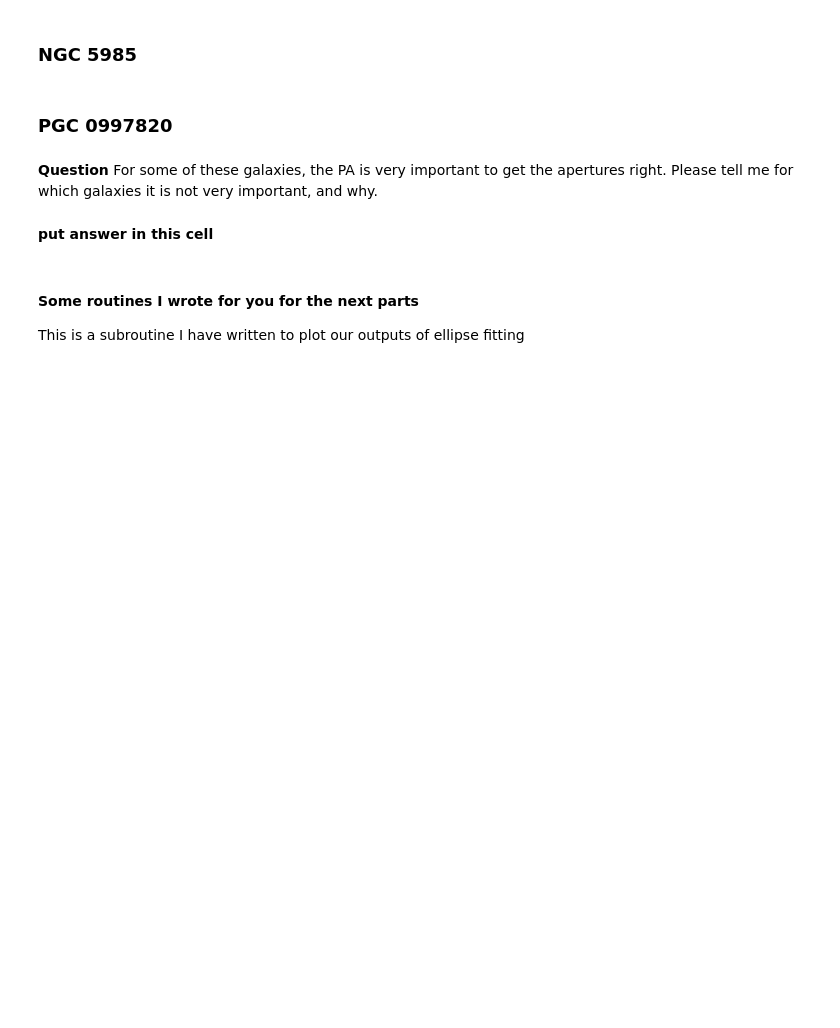
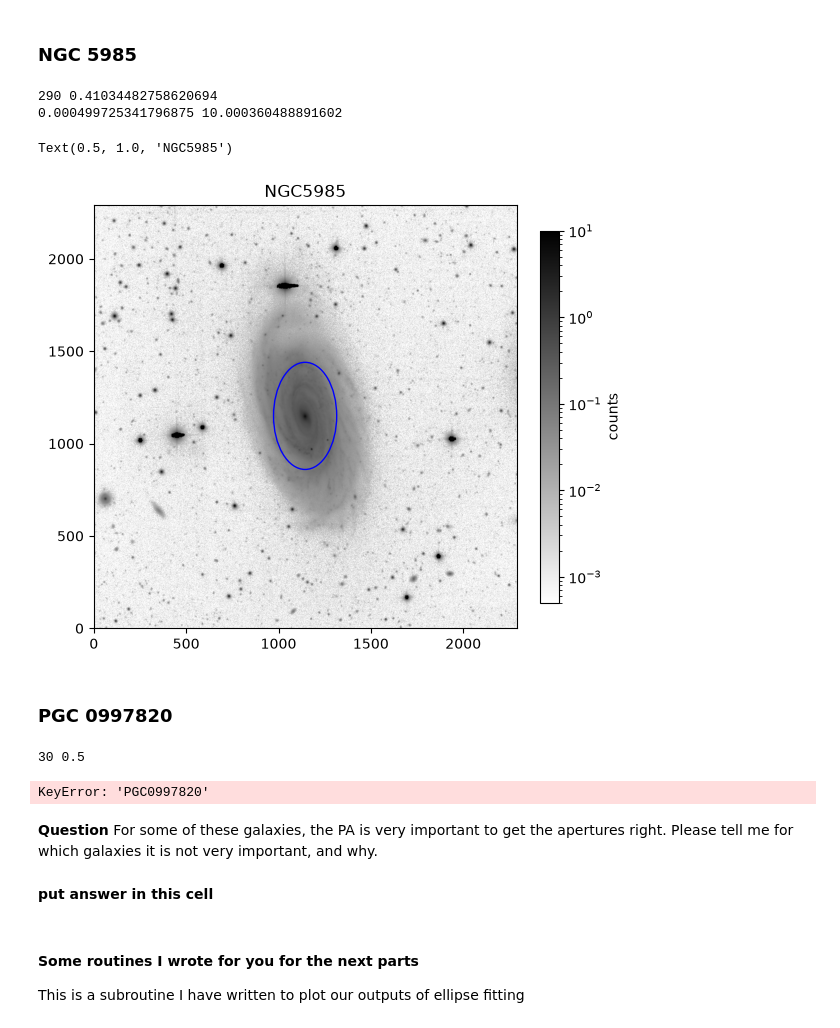
Before and after one commit to j798h711/SurfacePhotometry_student-, a Jupyter notebook: surface_photometry_student.ipynb, the cells around one changed output. Saved outputs shown, nothing was run; the diff lists cells and outputs as text; code cells hidden in the pictures; blank space fills up the shorter version.

```diff
--- a/surface_photometry_student.ipynb
+++ b/surface_photometry_student.ipynb
@@ -529,2 +549,25 @@ plt.title(galname)
+# %%
+#***************************
+#Your code here
+#set up the EllipseGeometry instance with the right initial guess parameters
+galname_C = 'NGC5985'
+geometry[galname_C] = EllipseGeometry(x0 = initparams[galname_C]['xcen'],
+                                      y0 = initparams[galname_C]['ycen'],
+                                      sma = initparams[galname_C]['sma'],
+                                      eps = initparams[galname_C]['ellip'],
+                                      pa = initparams[galname_C]['PA'] * np.pi/180)
+
+print(geometry[galname_C].sma,geometry[galname_C].eps )
+aper = EllipticalAperture((geometry[galname_C].x0, geometry[galname_C].y0), geometry[galname_C].sma,
+                          geometry[galname_C].sma * (1.-geometry[galname_C].eps), geometry[galname_C].pa)
+
+fig,ax = imdisplay(data_bsub[galname_C],v1perc=40,v2perc=99.99,logscale=True)
+aper.plot(color='blue')
+plt.title(galname_C)
+# %% [output]
+290 0.41034482758620694
+0.000499725341796875 10.000360488891602
+Text(0.5, 1.0, 'NGC5985')
+[figure, added]
 # %% [markdown]
 ### PGC 0997820
@@ -535,3 +574,24 @@ plt.title(galname)
+# %%
+#***************************
+#Your code here
+#set up the EllipseGeometry instance with the right initial guess parameters
+galname_D = 'PGC0997820'
+geometry[galname_D] = EllipseGeometry(x0 = initparams[galname_D]['xcen'],
+                                      y0 = initparams[galname_D]['ycen'],
+                                      sma = initparams[galname_D]['sma'],
+                                      eps = initparams[galname_D]['ellip'],
+                                      pa = initparams[galname_D]['PA'] * np.pi/180)
+
+print(geometry[galname_D].sma,geometry[galname_D].eps )
+aper = EllipticalAperture((geometry[galname_D].x0, geometry[galname_D].y0), geometry[galname_D].sma,
+                          geometry[galname_D].sma * (1.-geometry[galname_D].eps), geometry[galname_D].pa)
+
+fig,ax = imdisplay(data_bsub[galname_D],v1perc=60,v2perc=99.99,logscale=True)
+aper.plot(color='green')
+plt.title(galname_D)
+# %% [output]
+30 0.5
+KeyError: 'PGC0997820'
 # %% [markdown]
 **Question** For some of these galaxies, the PA is very important to get the apertures right.  Please tell me for which galaxies it is not very important, and why.
 # %% [markdown]
```
Also changed, not shown: parts of 10 cells of this notebook.
